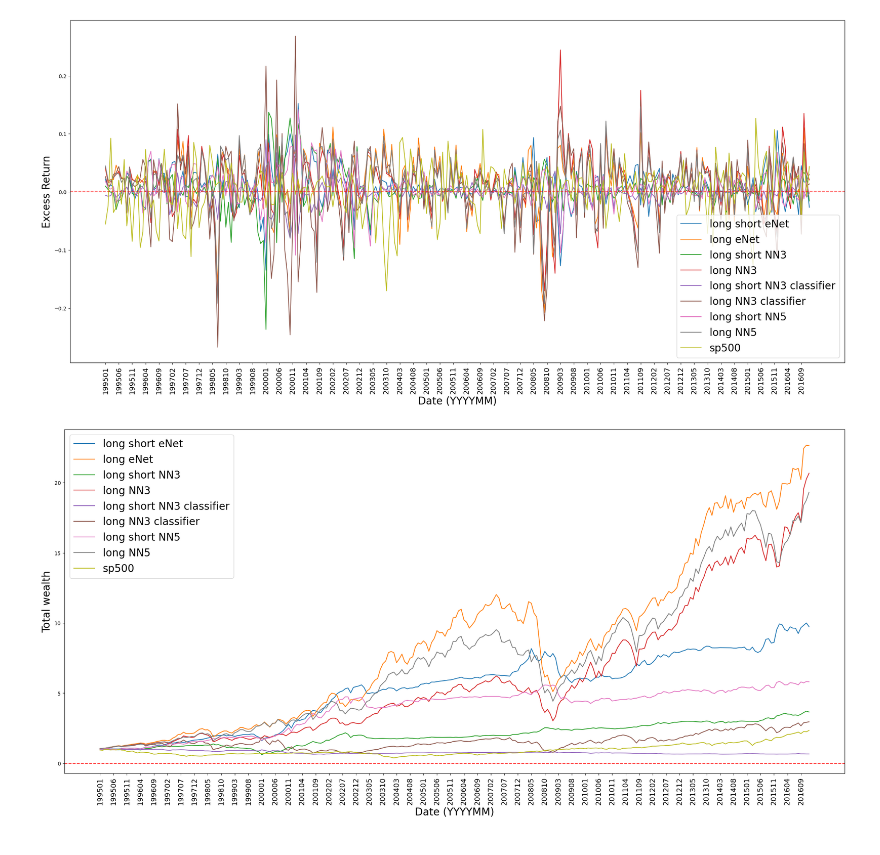
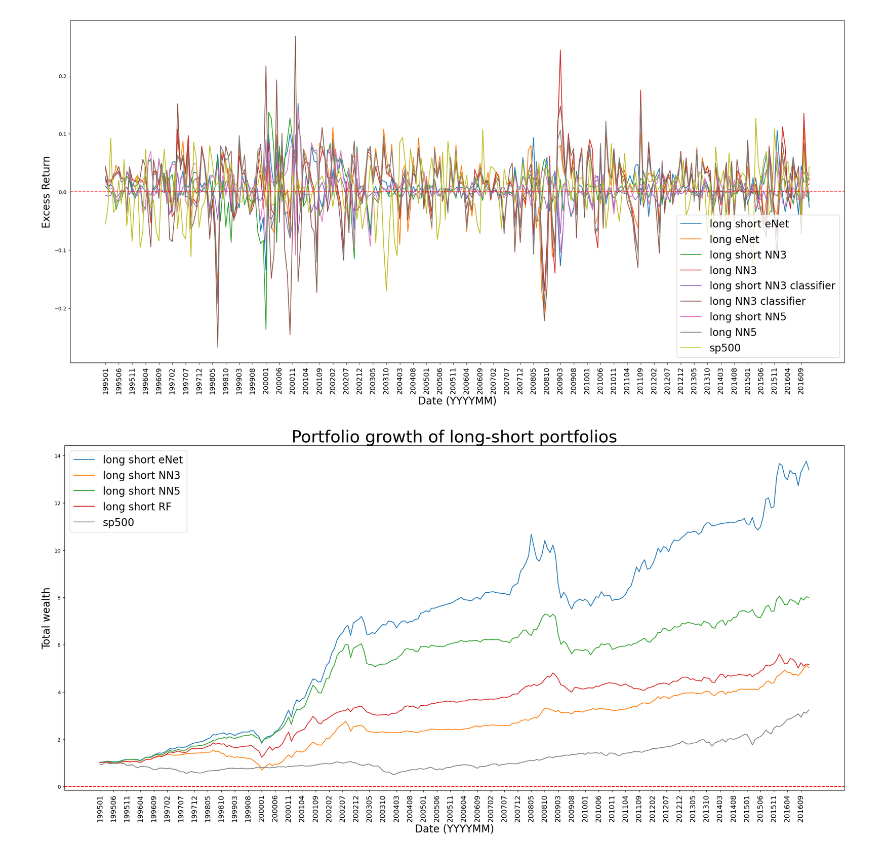
Before and after one commit to Sho-Shoo/36490-F23-Group1, a Jupyter notebook: plot_portfolio.ipynb, the cells around one changed output. Drawn from its saved outputs; the diff is of its cells as text; code cells hidden in the pictures.

```diff
--- a/plot_portfolio.ipynb
+++ b/plot_portfolio.ipynb
@@ -30,9 +30,19 @@ with open("outputs/portfolio/long_short_nn5.pkl", "rb") as f:
 with open("outputs/portfolio/long_nn5.pkl", "rb") as f:
     long_nn5 = pickle.load(f)
 
+with open("outputs/portfolio/long_rf.pkl", "rb") as f:
+    long_rf = pickle.load(f)
+
+with open("outputs/portfolio/long_short_rf.pkl", "rb") as f:
+    long_short_rf = pickle.load(f)
+
 with open("outputs/portfolio/sp500.pkl", "rb") as f:
     sp500 = pickle.load(f)
     sp500 = sp500[324-264:]
+
+with open("outputs/portfolio/risk_free.pkl", "rb") as f:
+    risk_free = pickle.load(f)
+    risk_free = risk_free[324-264:]
 
 plt.figure(figsize=(27, 12))
 plt.plot(obj_month_list, long_short_eNet, label="long short eNet")
@@ -56,43 +89,19 @@ plt.show()
 # %%
-# sp500[0] = 1
-def adjusted_cumulative_product(array):
-    adjusted_array = []
-    cumulative_product = 1
-    for value in array:
-        adjusted_value = 1 + value
-        cumulative_product *= adjusted_value
-        adjusted_array.append(cumulative_product)
-    return adjusted_array
-
-accum_long_short_eNet = adjusted_cumulative_product(long_short_eNet)
-accum_long_eNet = adjusted_cumulative_product(long_eNet)
-accum_long_short_nn3 = adjusted_cumulative_product(long_short_nn3)
-accum_long_nn3 = adjusted_cumulative_product(long_nn3)
-accum_long_short_nn3_classifier = adjusted_cumulative_product(long_short_nn3_classifier)
-accum_long_nn3_classifier = adjusted_cumulative_product(long_nn3_classifier)
-accum_long_short_nn5 = adjusted_cumulative_product(long_short_nn5)
-accum_long_nn5 = adjusted_cumulative_product(long_nn5)
-accum_sp500 = adjusted_cumulative_product(sp500)
-
-
 plt.figure(figsize=(27, 12))
 
 plt.plot(obj_month_list, accum_long_short_eNet, label="long short eNet")
-plt.plot(obj_month_list, accum_long_eNet, label="long eNet")
 plt.plot(obj_month_list, accum_long_short_nn3, label="long short NN3")
-plt.plot(obj_month_list, accum_long_nn3, label="long NN3")
-plt.plot(obj_month_list, accum_long_short_nn3_classifier, label="long short NN3 classifier")
-plt.plot(obj_month_list, accum_long_nn3_classifier, label="long NN3 classifier")
+# plt.plot(obj_month_list, accum_long_short_nn3_classifier, label="long short NN3 classifier")
 plt.plot(obj_month_list, accum_long_short_nn5, label="long short NN5")
-plt.plot(obj_month_list, accum_long_nn5, label="long NN5")
-plt.plot(obj_month_list, accum_sp500, label="sp500")
+plt.plot(obj_month_list, accum_long_short_rf, label="long short RF")
+plt.plot(obj_month_list, accum_sp500, label="sp500", color="grey")
 
 plt.axhline(0, color='r', linestyle="--")
-# plt.plot(test_months, validation_r2s, label="R^2 in validation years")
+plt.title("Portfolio growth of long-short portfolios", fontsize=32)
 plt.xticks(obj_month_list[::5], rotation='vertical', fontsize=14)
 plt.xlabel('Date (YYYYMM)', fontsize=20)
 plt.ylabel('Total wealth', fontsize=20)
 plt.legend(fontsize=20)
 plt.show()
 # %% [output]
-[figure, old version]
+[figure, new version]
```
Also changed, not shown: parts of 2 cells of this notebook, 5 other files.
